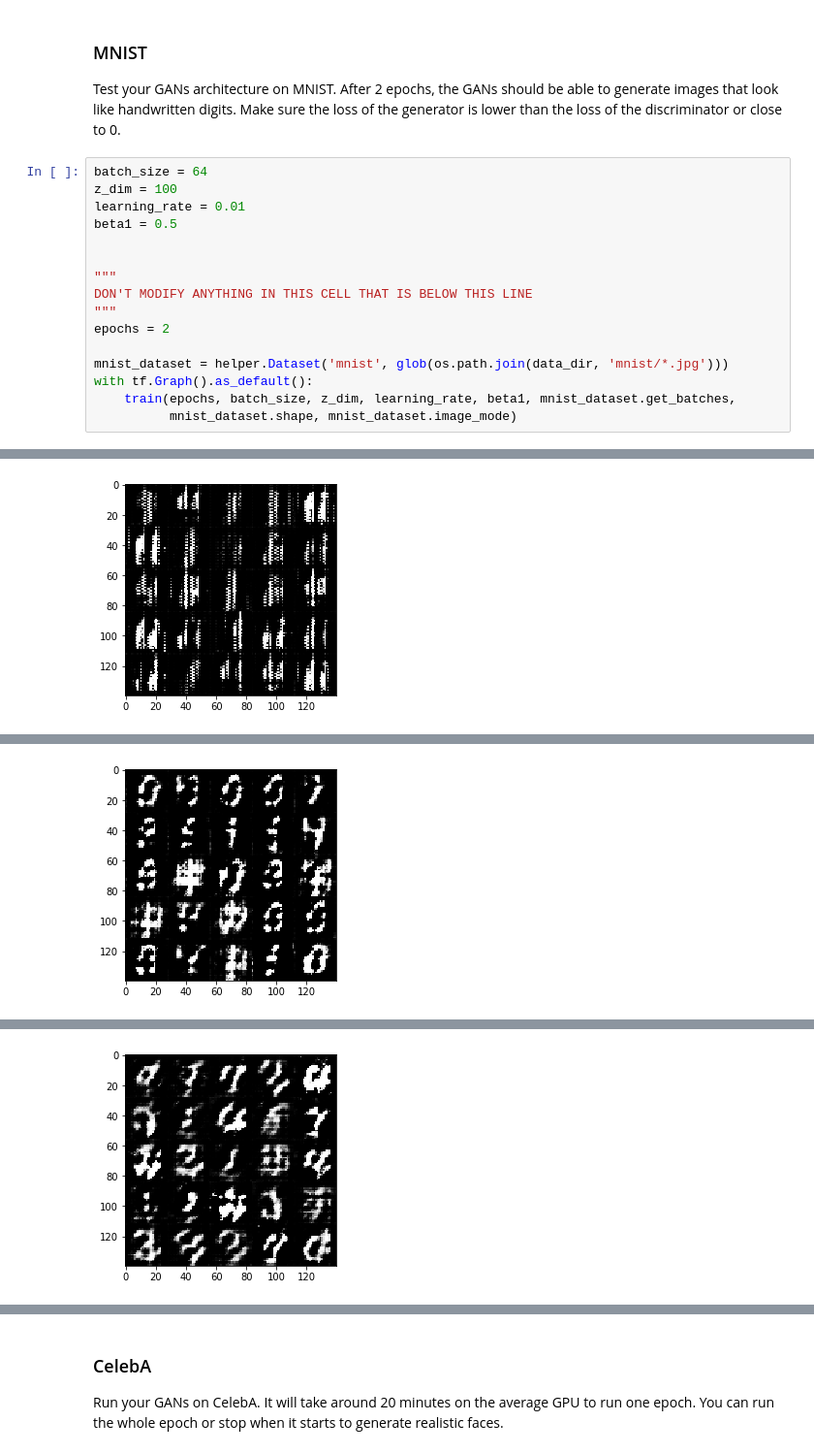
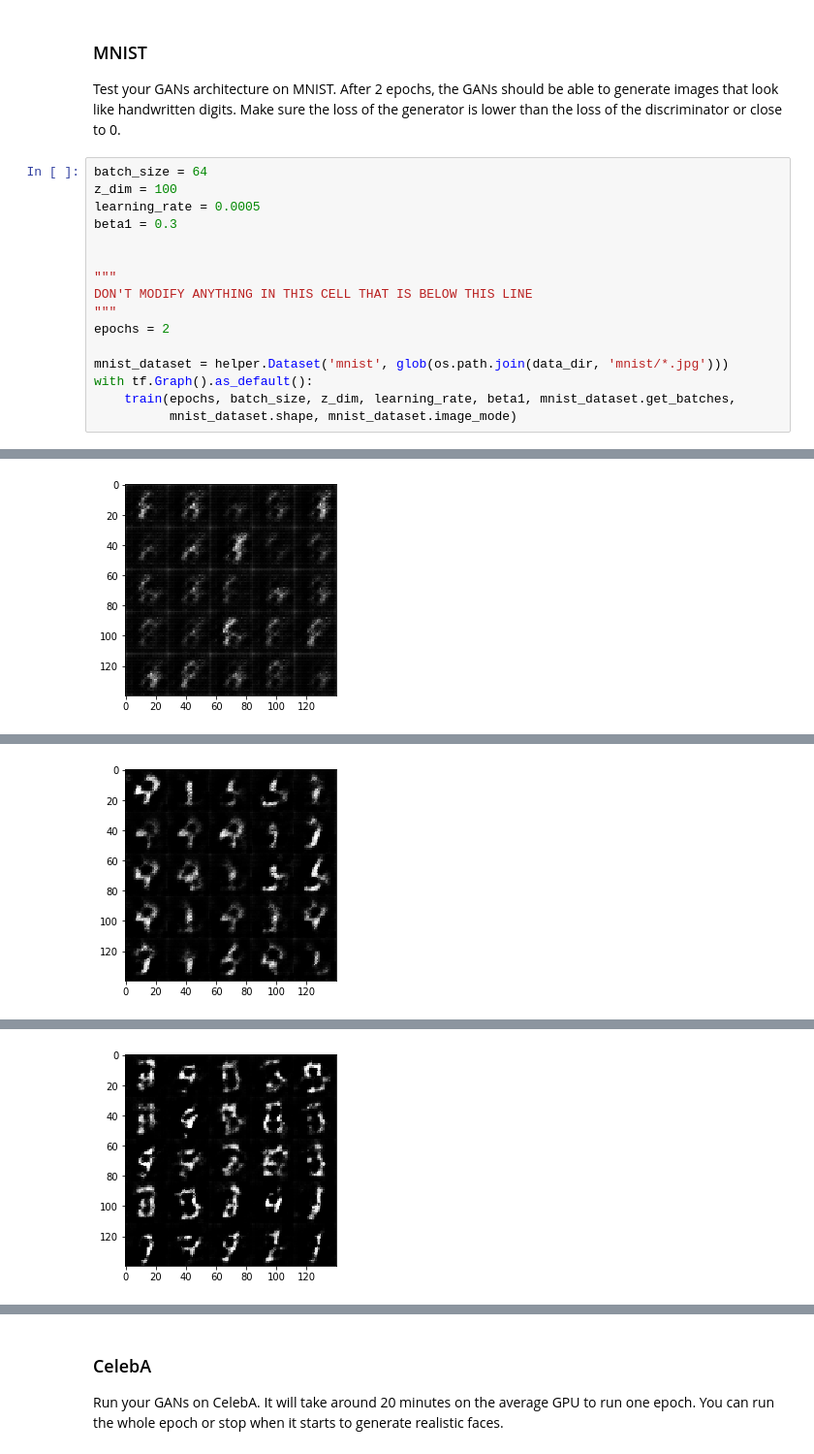
Before and after one commit to hanumant07/deep-learning, a Jupyter notebook: face_generation/dlnd_face_generation.ipynb, the cells around one changed output, grey strips where cells are left out. Shown at 97% size. Drawn from its saved outputs; the diff is of its cells as text.

```diff
--- a/face_generation/dlnd_face_generation.ipynb
+++ b/face_generation/dlnd_face_generation.ipynb
@@ -370,8 +370,8 @@ Test your GANs architecture on MNIST.  After 2 epochs, the GANs should be able t
 # %%
 batch_size = 64
 z_dim = 100
-learning_rate = 0.01
-beta1 = 0.5
+learning_rate = 0.0005
+beta1 = 0.3
 
 
 """
@@ -397 +397 @@ Epoch 1/2... Discriminator Loss: 0.6991... Generator Loss: 2.3693
-[figure, old version]
+[figure, new version]
@@ -408 +408 @@ Epoch 1/2... Discriminator Loss: 0.9225... Generator Loss: 0.9050
-[figure, old version]
+[figure, new version]
@@ -419 +419 @@ Epoch 1/2... Discriminator Loss: 0.7324... Generator Loss: 1.6615
-[figure, old version]
+[figure, new version]
```
Also changed, not shown: parts of 2 cells of this notebook, 1 other file.
